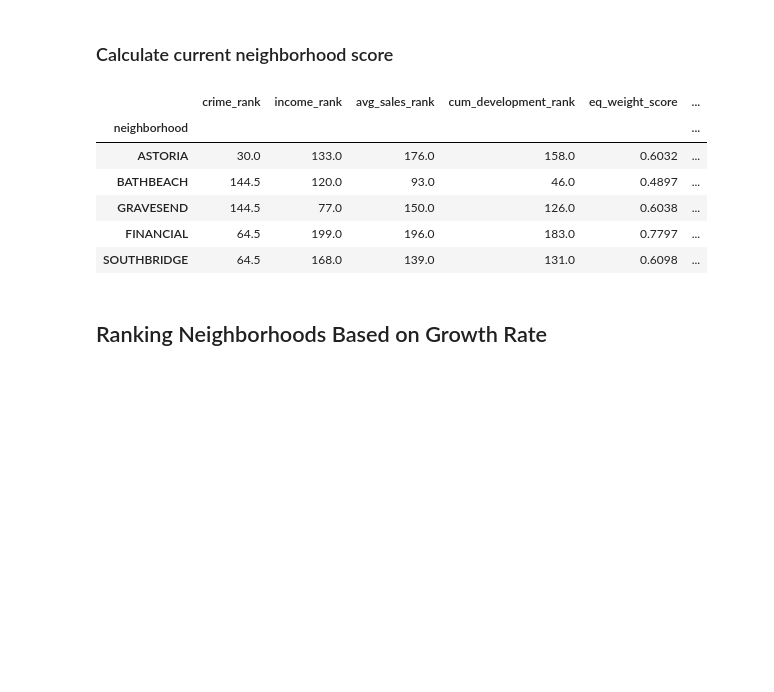
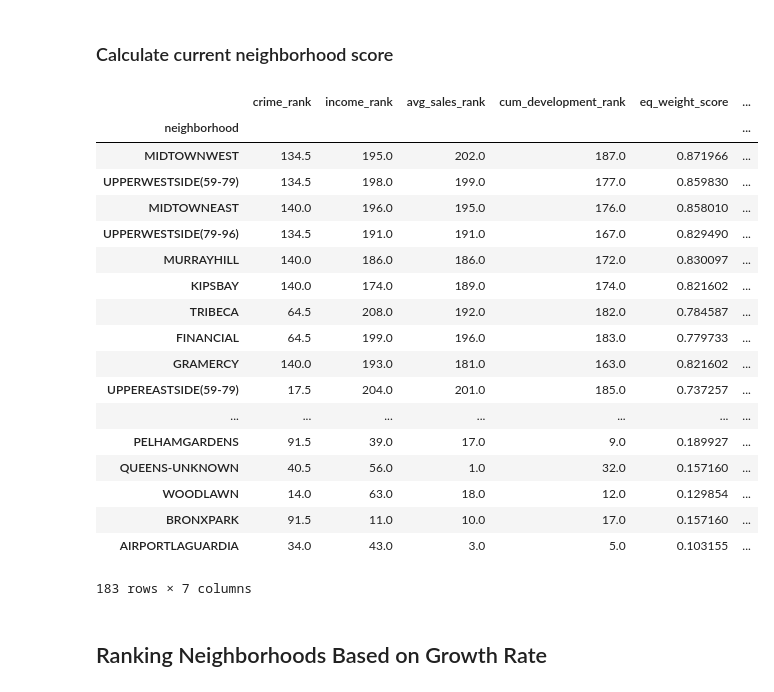
Before and after one commit to ekuo651/NYC-RE-Neighborhood-Trends, a Jupyter notebook: Joint_Analysis.ipynb, the cells around one changed output. Drawn from its saved outputs; the diff is of its cells as text; code cells hidden in the pictures; blank space fills up the shorter version.

```diff
--- a/Joint_Analysis.ipynb
+++ b/Joint_Analysis.ipynb
@@ -8,16 +8,16 @@ import numpy as np
 # Import cleaned csv's from individual analysis of the following:
 
 # Historical Crime 2003-2018
-crime_path = 'crime_stats.csv'
+crime_path = 'joint_analysis_resources/crime_stats.csv'
 crime_df = pd.read_csv(crime_path)
 # Historical Income 2004-2016
-income_path = 'Data/Income/income_data.csv'
+income_path = 'joint_analysis_resources/income_data.csv'
 income_df = pd.read_csv(income_path)
 # Historical Sales 2003-2018
-sales_path = 'Historic_Sales_Analysis/sales_stats.csv'
+sales_path = 'joint_analysis_resources/sales_stats.csv'
 sales_df = pd.read_csv(sales_path)
 # Historical Development 2000-2019
-dev_path = 'dev_df.csv'
+dev_path = 'joint_analysis_resources/dev_df.csv'
 dev_df =  pd.read_csv(dev_path)
 # %% [markdown]
 ## Ranking Metrics
@@ -177,30 +177,42 @@ current_ranking.head()
 current_ranking['eq_weight_score'] = round((1/4)*(1/206)*(current_ranking['crime_rank']+
                                                           current_ranking['income_rank']+
                                                           current_ranking['avg_sales_rank']+
-                                                          current_ranking['cum_development_rank']),4)
+                                                          current_ranking['cum_development_rank']),6)
 
 # calculate aggregate score with weights based on data completeness
 current_ranking['weights_by_completeness'] = round((1/4)*(1/206)*(current_ranking['crime_rank']*(18/19)+
                                                                   current_ranking['income_rank']*(13/19)+
                                                                   current_ranking['avg_sales_rank']*(16/19)+
-                                                                  current_ranking['cum_development_rank']*(1)),4)
+                                                                  current_ranking['cum_development_rank']*(1)),6)
 
 # calculate aggregate score with weights based on data reliability
 current_ranking['weights_by_reliability'] = round((1/4)*(1/206)*(current_ranking['crime_rank']*(.5)+
                                                                   current_ranking['income_rank']*(.8)+
                                                                   current_ranking['avg_sales_rank']*(1)+
-                                                                  current_ranking['cum_development_rank']*(.9)),4)
+                                                                  current_ranking['cum_development_rank']*(.9)),6)
 # %%
 # check a few lines
-current_ranking.head()
+current_ranking.sort_values(['weights_by_reliability'], ascending=False)
 # %% [output]
 |  | crime_rank | income_rank | avg_sales_rank | cum_development_rank | eq_weight_score | ... |
 | neighborhood |  |  |  |  |  | ... |
-| ASTORIA | 30.0 | 133.0 | 176.0 | 158.0 | 0.6032 | ... |
-| BATHBEACH | 144.5 | 120.0 | 93.0 | 46.0 | 0.4897 | ... |
-| GRAVESEND | 144.5 | 77.0 | 150.0 | 126.0 | 0.6038 | ... |
-| FINANCIAL | 64.5 | 199.0 | 196.0 | 183.0 | 0.7797 | ... |
-| SOUTHBRIDGE | 64.5 | 168.0 | 139.0 | 131.0 | 0.6098 | ... |
+| MIDTOWNWEST | 134.5 | 195.0 | 202.0 | 187.0 | 0.871966 | ... |
+| UPPERWESTSIDE(59-79) | 134.5 | 198.0 | 199.0 | 177.0 | 0.859830 | ... |
+| MIDTOWNEAST | 140.0 | 196.0 | 195.0 | 176.0 | 0.858010 | ... |
+| UPPERWESTSIDE(79-96) | 134.5 | 191.0 | 191.0 | 167.0 | 0.829490 | ... |
+| MURRAYHILL | 140.0 | 186.0 | 186.0 | 172.0 | 0.830097 | ... |
+| KIPSBAY | 140.0 | 174.0 | 189.0 | 174.0 | 0.821602 | ... |
+| TRIBECA | 64.5 | 208.0 | 192.0 | 182.0 | 0.784587 | ... |
+| FINANCIAL | 64.5 | 199.0 | 196.0 | 183.0 | 0.779733 | ... |
+| GRAMERCY | 140.0 | 193.0 | 181.0 | 163.0 | 0.821602 | ... |
+| UPPEREASTSIDE(59-79) | 17.5 | 204.0 | 201.0 | 185.0 | 0.737257 | ... |
+| ... | ... | ... | ... | ... | ... | ... |
+| PELHAMGARDENS | 91.5 | 39.0 | 17.0 | 9.0 | 0.189927 | ... |
+| QUEENS-UNKNOWN | 40.5 | 56.0 | 1.0 | 32.0 | 0.157160 | ... |
+| WOODLAWN | 14.0 | 63.0 | 18.0 | 12.0 | 0.129854 | ... |
+| BRONXPARK | 91.5 | 11.0 | 10.0 | 17.0 | 0.157160 | ... |
+| AIRPORTLAGUARDIA | 34.0 | 43.0 | 3.0 | 5.0 | 0.103155 | ... |
+183 rows × 7 columns
 # %%
 # export as csv to dashboard for visualization
 current_ranking.to_csv('dash_current_rank.csv')
```
Also changed, not shown: parts of 1 cell of this notebook.
